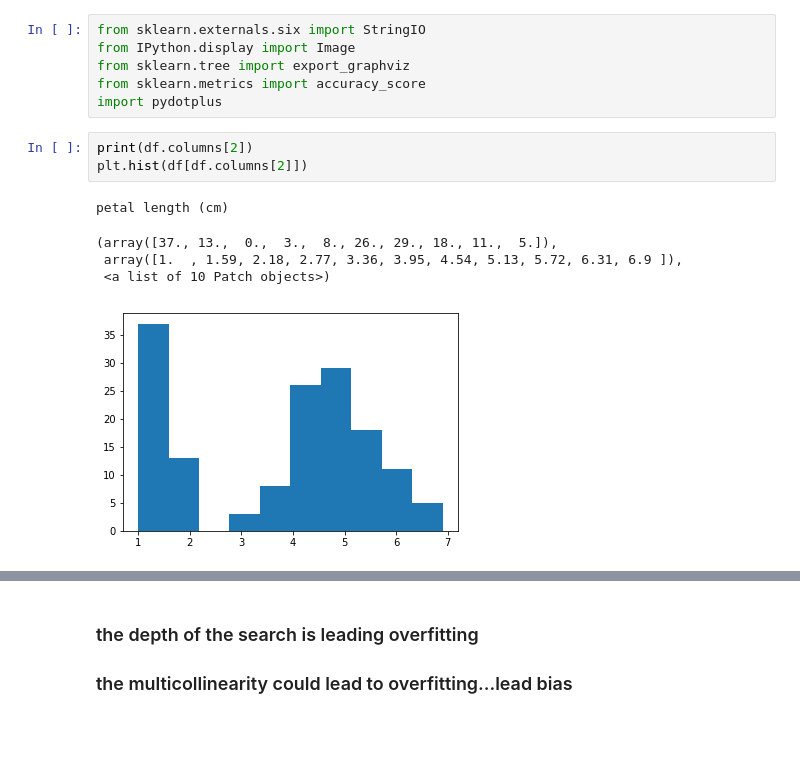
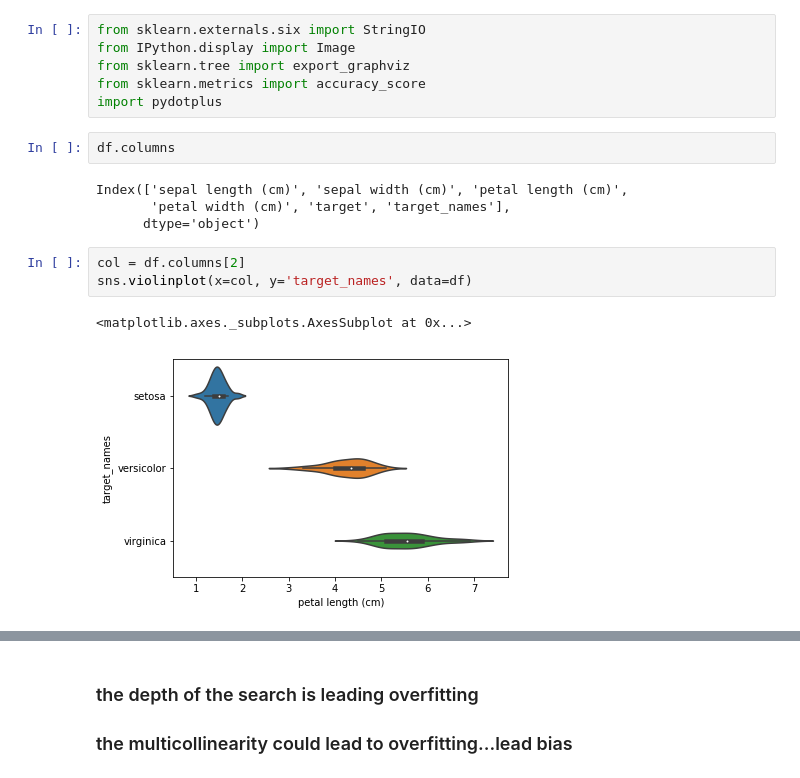
Before and after one commit to erdosn/cv2-mod5-sec34-decision-trees-lesson, a Jupyter notebook: lesson-plan.ipynb, the cells around one changed output, grey strips where cells are left out. Saved outputs shown, nothing was run; the diff lists cells and outputs as text; blank space fills up the shorter version.

```diff
--- a/lesson-plan.ipynb
+++ b/lesson-plan.ipynb
@@ -170,15 +163,18 @@ from IPython.display import Image
 from sklearn.tree import export_graphviz
 from sklearn.metrics import accuracy_score
 import pydotplus
-# %%
-print(df.columns[2])
-plt.hist(df[df.columns[2]])
-# %% [output]
-petal length (cm)
-(array([37., 13.,  0.,  3.,  8., 26., 29., 18., 11.,  5.]),
- array([1.  , 1.59, 2.18, 2.77, 3.36, 3.95, 4.54, 5.13, 5.72, 6.31, 6.9 ]),
- <a list of 10 Patch objects>)
-[figure, removed]
+# %%
+df.columns
+# %% [output]
+Index(['sepal length (cm)', 'sepal width (cm)', 'petal length (cm)',
+       'petal width (cm)', 'target', 'target_names'],
+      dtype='object')
+# %%
+col = df.columns[2]
+sns.violinplot(x=col, y='target_names', data=df)
+# %% [output]
+<matplotlib.axes._subplots.AxesSubplot at 0x...>
+[figure, added]
 # %%
 dot_data = StringIO()
 export_graphviz(clf, out_file=dot_data,
```
Also changed, not shown: parts of 36 cells of this notebook, 8 other files.
